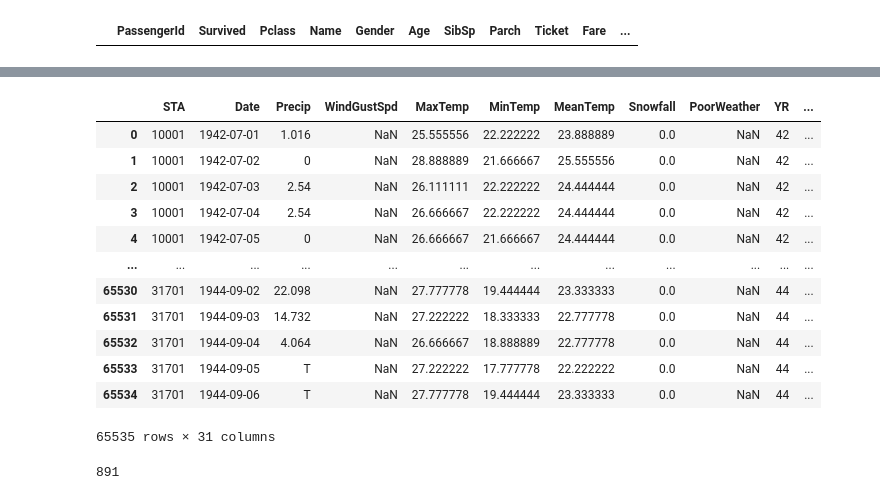
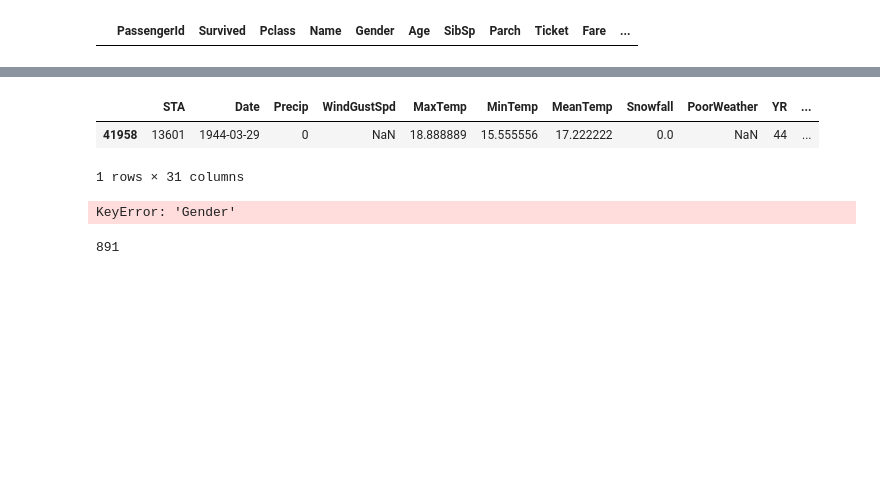
Before and after one commit to akhiltiwari13/DataScience_intro, a Jupyter notebook: day1/data_analysis_01.ipynb, the cells around one changed output, grey strips where cells are left out. Saved outputs shown, nothing was run; the diff lists cells and outputs as text; code cells hidden in the pictures; blank space fills up the shorter version.

```diff
--- a/day1/data_analysis_01.ipynb
+++ b/day1/data_analysis_01.ipynb
@@ -302,21 +340,16 @@ pd.read_csv("https://raw.githubusercontent.com/datasciencedojo/datasets/master/t
 891 rows × 12 columns
 # %%
 
-pd.read_excel('../data_files/Data_excel.xls')
+dfxls = pd.read_excel('../data_files/Data_excel.xls')
+dfxls.sample()
 # %% [output]
 |  | STA | Date | Precip | WindGustSpd | MaxTemp | MinTemp | MeanTemp | Snowfall | PoorWeather | YR | ... |
-| 0 | 10001 | 1942-07-01 | 1.016 | NaN | 25.555556 | 22.222222 | 23.888889 | 0.0 | NaN | 42 | ... |
-| 1 | 10001 | 1942-07-02 | 0 | NaN | 28.888889 | 21.666667 | 25.555556 | 0.0 | NaN | 42 | ... |
-| 2 | 10001 | 1942-07-03 | 2.54 | NaN | 26.111111 | 22.222222 | 24.444444 | 0.0 | NaN | 42 | ... |
-| 3 | 10001 | 1942-07-04 | 2.54 | NaN | 26.666667 | 22.222222 | 24.444444 | 0.0 | NaN | 42 | ... |
-| 4 | 10001 | 1942-07-05 | 0 | NaN | 26.666667 | 21.666667 | 24.444444 | 0.0 | NaN | 42 | ... |
-| ... | ... | ... | ... | ... | ... | ... | ... | ... | ... | ... | ... |
-| 65530 | 31701 | 1944-09-02 | 22.098 | NaN | 27.777778 | 19.444444 | 23.333333 | 0.0 | NaN | 44 | ... |
-| 65531 | 31701 | 1944-09-03 | 14.732 | NaN | 27.222222 | 18.333333 | 22.777778 | 0.0 | NaN | 44 | ... |
-| 65532 | 31701 | 1944-09-04 | 4.064 | NaN | 26.666667 | 18.888889 | 22.777778 | 0.0 | NaN | 44 | ... |
-| 65533 | 31701 | 1944-09-05 | T | NaN | 27.222222 | 17.777778 | 22.222222 | 0.0 | NaN | 44 | ... |
-| 65534 | 31701 | 1944-09-06 | T | NaN | 27.777778 | 19.444444 | 23.333333 | 0.0 | NaN | 44 | ... |
+| 41958 | 13601 | 1944-03-29 | 0 | NaN | 18.888889 | 15.555556 | 17.222222 | 0.0 | NaN | 44 | ... |
-65535 rows × 31 columns
+1 rows × 31 columns
+# %%
+temp = dfxls.groupby(['Gender'])
+# %% [output]
+KeyError: 'Gender'
 # %%
 len(data_frame['PassengerId'])
 # %% [output]
```
Also changed, not shown: parts of 20 cells of this notebook, 1 other file.
